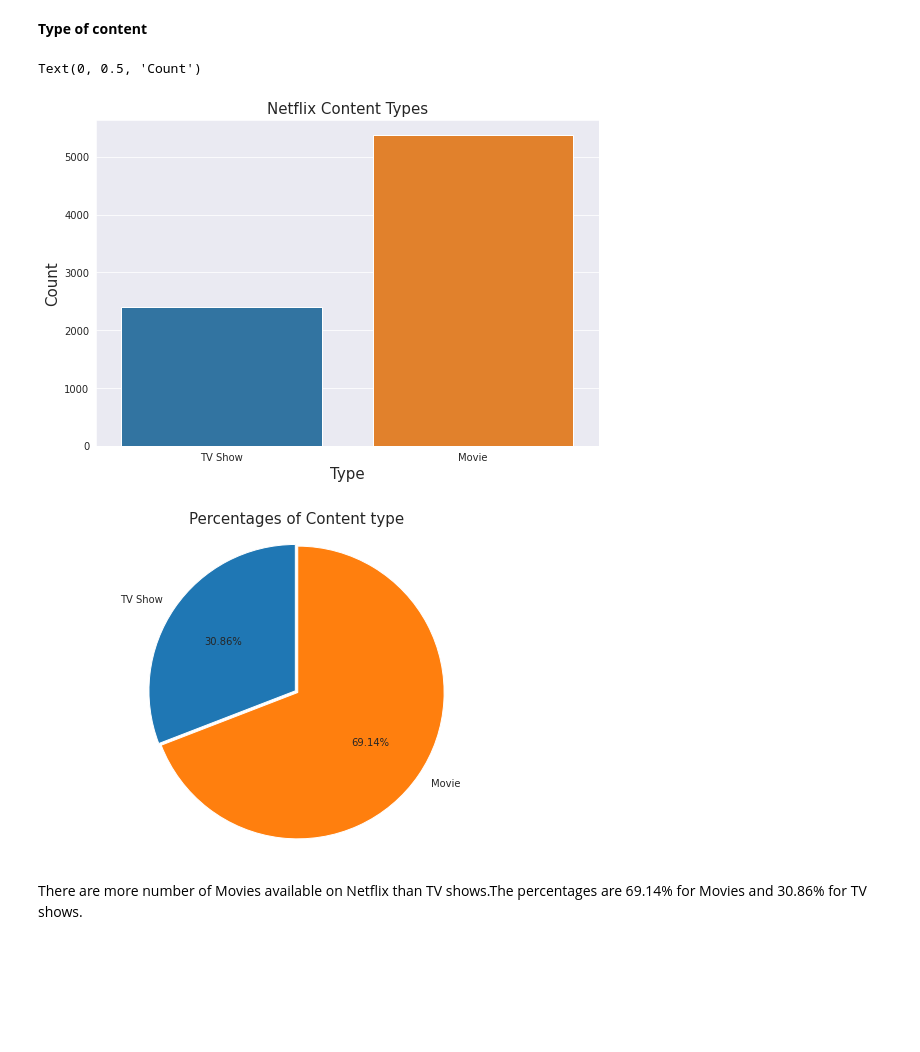
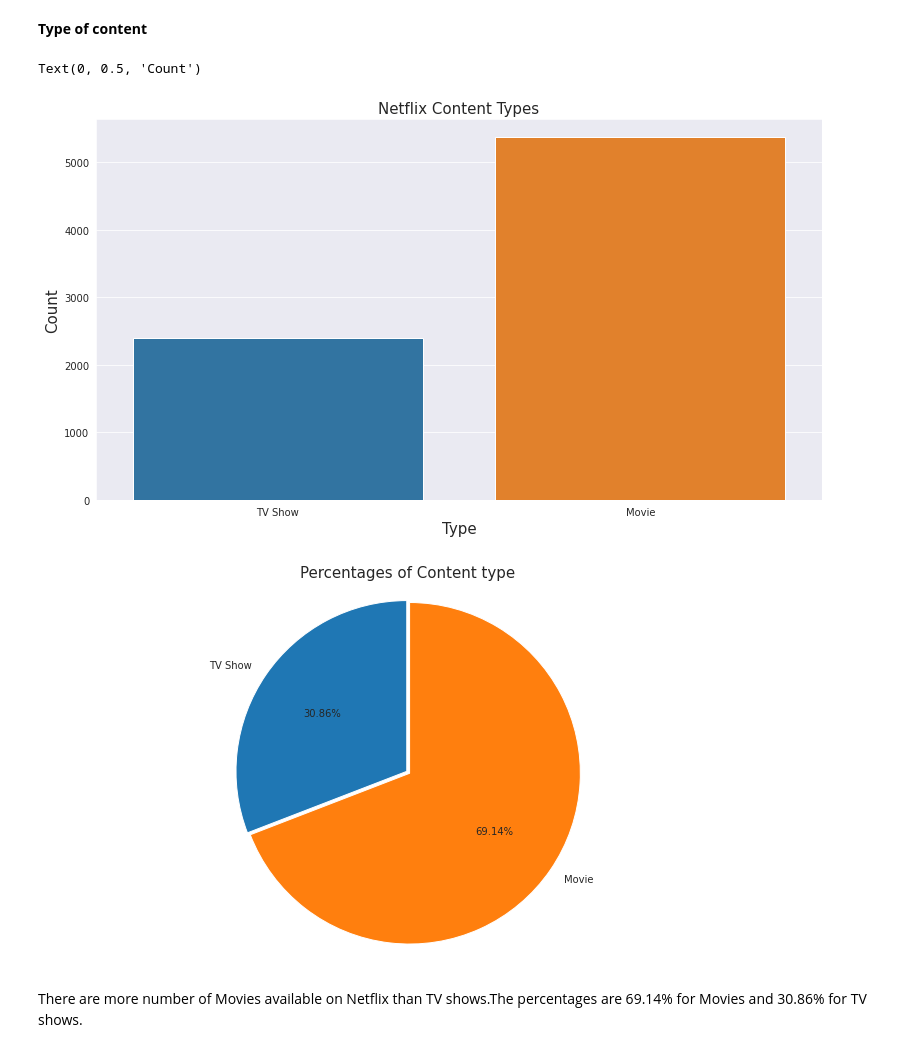
Before and after one commit to keerthibehara/Netflix_Movies_And_TV_Shows_Clustering, a Jupyter notebook: NETFLIX_MOVIES_AND_TV_SHOWS_CLUSTERING_B_Sai_Keerthi.ipynb, the cells around one changed output. Cells and saved outputs as stored; diff of their text form; code cells hidden in the pictures; blank space fills up the shorter version.

```diff
--- a/NETFLIX_MOVIES_AND_TV_SHOWS_CLUSTERING_B_Sai_Keerthi.ipynb
+++ b/NETFLIX_MOVIES_AND_TV_SHOWS_CLUSTERING_B_Sai_Keerthi.ipynb
@@ -307,17 +308,17 @@ Name: prime_country, dtype: object
 **Type of content**
 # %%
 #Plotting the content type
-plt.figure(figsize=(9,6))
+plt.figure(figsize=(13,7))
 sns.countplot(df['type'])
 plt.title('Netflix Content Types', fontsize=15)
 plt.xlabel('Type',fontsize=15)
 plt.ylabel('Count',fontsize=15)
 # %% [output]
 Text(0, 0.5, 'Count')
-[figure, old version]
+[figure, new version]
 # %%
 #Pie chart for getting the percentage of content types
-plt.figure(figsize=(9, 6))
+plt.figure(figsize=(13,7))
 labels=['TV Show', 'Movie']
 plt.pie(df['type'].value_counts().sort_values(),labels=labels,explode=[0.01,0.01],
         autopct='%1.2f%%', startangle=90)
@@ -325,7 +326,7 @@ plt.title('Percentages of Content type',fontsize=15)
 plt.axis('equal')
 plt.show()
 # %% [output]
-[figure, old version]
+[figure, new version]
 # %% [markdown]
 There are more number of Movies available on Netflix than TV shows.The percentages are 69.14% for Movies and 30.86% for TV shows.
 # %% [markdown]
```
Also changed, not shown: parts of 28 cells of this notebook.
